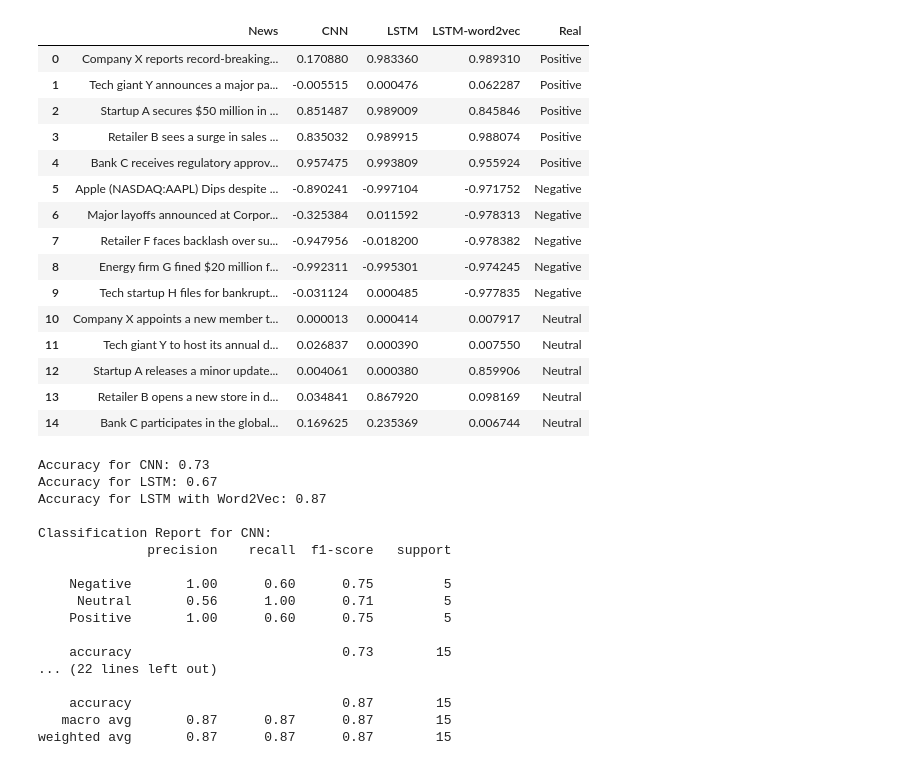
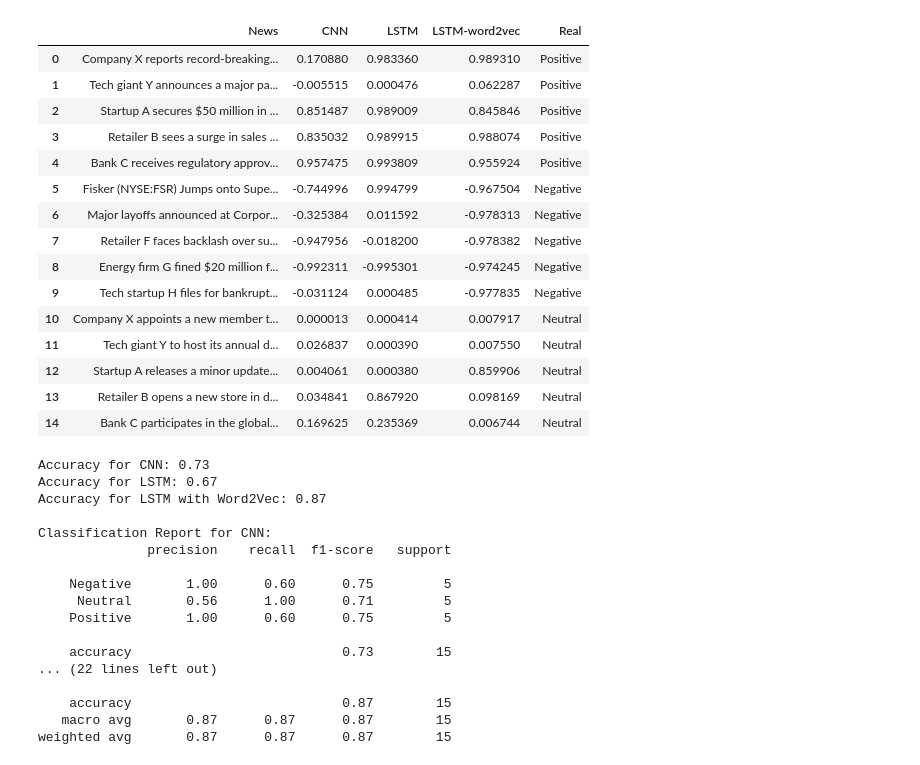
Before and after one commit to Madaxuorel/news-scoring-models, a Jupyter notebook: scoring/testModels.ipynb, the cells around one changed output. Cells and saved outputs as stored; diff of their text form; code cells hidden in the pictures.

```diff
--- a/scoring/testModels.ipynb
+++ b/scoring/testModels.ipynb
@@ -24,7 +44,7 @@ test_headlines = [
     "Startup A secures $50 million in funding to expand its innovative product line.",
     "Retailer B sees a surge in sales during the holiday season, forecasting strong growth.",
     "Bank C receives regulatory approval for its new digital banking platform, boosting investor confidence.",
-    "Fisker (NYSE:FSR) Jumps onto Supercharger Network via Agreement with TSLA"
+    "Fisker (NYSE:FSR) Jumps onto Supercharger Network via Agreement with TSLA'"
 
     # Negative Sentiment Examples
     "Company D's stock plummets after reporting significant losses in the third quarter.",
@@ -102,25 +120,26 @@ results = pd.DataFrame({
     'LSTM-word2vec':lstm_word2vec_sentiments,
     "Real":["Positive", "Positive", "Positive", "Positive", "Positive", "Negative", "Negative", "Negative", "Negative", "Negative", "Neutral", "Neutral", "Neutral", "Neutral", "Neutral"]
 })
-# %%
-results
-# %% [output]
-|  | News | CNN | LSTM | LSTM-word2vec | Real |
-| 0 | Company X reports record-breaking... | 0.170880 | 0.983360 | 0.989310 | Positive |
-| 1 | Tech giant Y announces a major pa... | -0.005515 | 0.000476 | 0.062287 | Positive |
-| 2 | Startup A secures $50 million in ... | 0.851487 | 0.989009 | 0.845846 | Positive |
-| 3 | Retailer B sees a surge in sales ... | 0.835032 | 0.989915 | 0.988074 | Positive |
-| 4 | Bank C receives regulatory approv... | 0.957475 | 0.993809 | 0.955924 | Positive |
-| 5 | Apple (NASDAQ:AAPL) Dips despite ... | -0.890241 | -0.997104 | -0.971752 | Negative |
-| 6 | Major layoffs announced at Corpor... | -0.325384 | 0.011592 | -0.978313 | Negative |
-| 7 | Retailer F faces backlash over su... | -0.947956 | -0.018200 | -0.978382 | Negative |
-| 8 | Energy firm G fined $20 million f... | -0.992311 | -0.995301 | -0.974245 | Negative |
-| 9 | Tech startup H files for bankrupt... | -0.031124 | 0.000485 | -0.977835 | Negative |
-| 10 | Company X appoints a new member t... | 0.000013 | 0.000414 | 0.007917 | Neutral |
-| 11 | Tech giant Y to host its annual d... | 0.026837 | 0.000390 | 0.007550 | Neutral |
-| 12 | Startup A releases a minor update... | 0.004061 | 0.000380 | 0.859906 | Neutral |
-| 13 | Retailer B opens a new store in d... | 0.034841 | 0.867920 | 0.098169 | Neutral |
-| 14 | Bank C participates in the global... | 0.169625 | 0.235369 | 0.006744 | Neutral |
+# %%
+pd.set_option(“max_colwidth”, None)
+results
+# %% [output]
+|  | News | CNN | LSTM | LSTM-word2vec | Real |
+| 0 | Company X reports record-breaking... | 0.170880 | 0.983360 | 0.989310 | Positive |
+| 1 | Tech giant Y announces a major pa... | -0.005515 | 0.000476 | 0.062287 | Positive |
+| 2 | Startup A secures $50 million in ... | 0.851487 | 0.989009 | 0.845846 | Positive |
+| 3 | Retailer B sees a surge in sales ... | 0.835032 | 0.989915 | 0.988074 | Positive |
+| 4 | Bank C receives regulatory approv... | 0.957475 | 0.993809 | 0.955924 | Positive |
+| 5 | Fisker (NYSE:FSR) Jumps onto Supe... | -0.744996 | 0.994799 | -0.967504 | Negative |
+| 6 | Major layoffs announced at Corpor... | -0.325384 | 0.011592 | -0.978313 | Negative |
+| 7 | Retailer F faces backlash over su... | -0.947956 | -0.018200 | -0.978382 | Negative |
+| 8 | Energy firm G fined $20 million f... | -0.992311 | -0.995301 | -0.974245 | Negative |
+| 9 | Tech startup H files for bankrupt... | -0.031124 | 0.000485 | -0.977835 | Negative |
+| 10 | Company X appoints a new member t... | 0.000013 | 0.000414 | 0.007917 | Neutral |
+| 11 | Tech giant Y to host its annual d... | 0.026837 | 0.000390 | 0.007550 | Neutral |
+| 12 | Startup A releases a minor update... | 0.004061 | 0.000380 | 0.859906 | Neutral |
+| 13 | Retailer B opens a new store in d... | 0.034841 | 0.867920 | 0.098169 | Neutral |
+| 14 | Bank C participates in the global... | 0.169625 | 0.235369 | 0.006744 | Neutral |
 # %%
 def score_to_sentiment(score):
     if score < -0.33:
```
Also changed, not shown: parts of 6 cells of this notebook, 4 other files.
